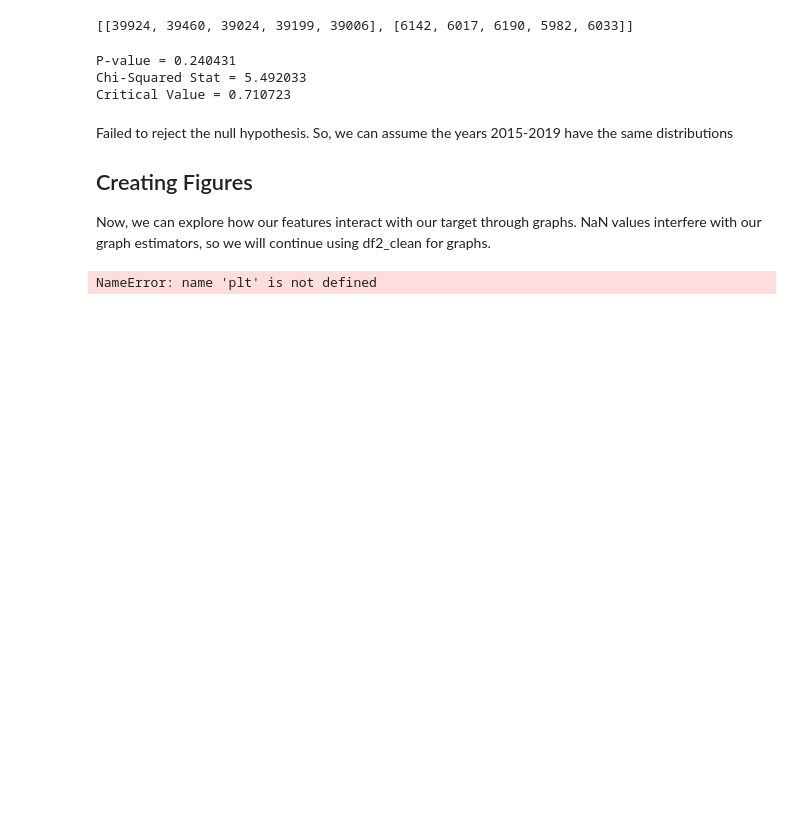
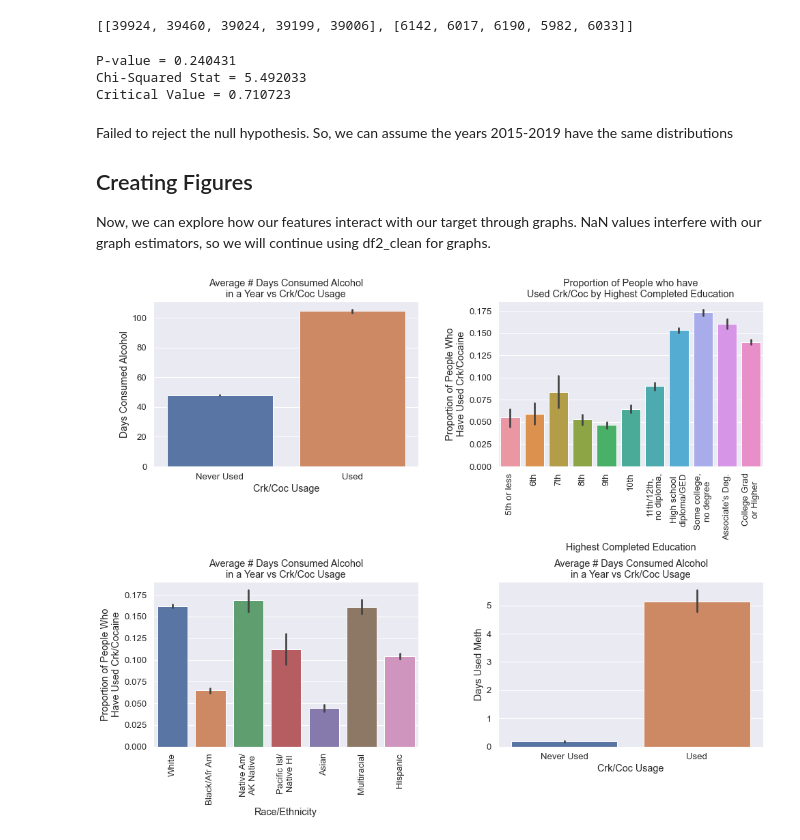
Before and after one commit to bgallamoza/Cocaine_Usage_Classification, a Jupyter notebook: EDA.ipynb, the cells around one changed output. Saved outputs shown, nothing was run; the diff lists cells and outputs as text; code cells hidden in the pictures; blank space fills up the shorter version.

Commit message:
updated graphs in EDA.ipynb, added pictures to README through readme_pictures/

```diff
--- a/EDA.ipynb
+++ b/EDA.ipynb
@@ -402,26 +403,41 @@ Failed to reject the null hypothesis. So, we can assume the years 2015-2019 have
 ## Creating Figures
 
 Now, we can explore how our features interact with our target through graphs. NaN values interfere with our graph estimators, so we will continue using df2_clean for graphs.
-# %%
-plt.rcParams['figure.figsize'] = [12, 8]
-plt.rcParams['figure.subplot.wspace'] = 0.3
-plt.rcParams['figure.subplot.hspace'] = 0.5
-fig = plt.figure()
-
-ax = fig.add_subplot(2, 2, 1)
-sns.barplot(data=df2_clean, x='coccrkever', y='iralcfy',  estimator=(lambda x: sum(x)/len(x)), ax=ax).set_title("Average # Days Consumed Alcohol\nin a Year vs Crk/Coc Usage")
-
-ax = fig.add_subplot(2, 2, 2)
-sns.barplot(data=df2_clean, x='ireduhighst2', y='coccrkever',  estimator=(lambda x: sum(x)/len(x)), ax=ax).set_title("Proportion of People who have\nUsed Crk/Coc by Highest Completed Education")
-
-ax = fig.add_subplot(2, 2, 3)
-sns.barplot(data=df2_clean, x='newrace2', y='coccrkever',  estimator=(lambda x: sum(x)/len(x)), ax=ax).set_title("Proportion of People who have\nUsed Crk/Coc by Race/Ethnicity")
-
-ax = fig.add_subplot(2, 2, 4)
-sns.barplot(data=df2_clean, x='coccrkever', y='irmethamyfq',  estimator=(lambda x: sum(x)/len(x)), ax=ax).set_title("Average # Days Used Methamphetamine\nin a Year vs Crk/Coc Usage")
-
-plt.show()
-# %% [output]
-NameError: name 'plt' is not defined
+# %%
+# Function for easily plotting sns barplots on a grid
+def plot_bar(data, grid, x, y, xlabel, ylabel, title, xticklabels, rotation=0):
+    ax = fig.add_subplot(grid[0], grid[1], grid[2])
+    sns.barplot(data=data, x=x, y=y,
+    estimator=(lambda x: sum(x)/len(x)), ax=ax).set_title(title)
+    ax.set(xlabel=xlabel, ylabel=ylabel)
+    ax.set_xticklabels(xticklabels, rotation=rotation)
+# %%
+# Set figure parameters
+plt.rcParams['figure.figsize'] = [16, 12]
+plt.rcParams['figure.subplot.wspace'] = 0.3
+plt.rcParams['figure.subplot.hspace'] = 0.7
+fig = plt.figure()
+
+# Call plot_bar to plot bar graphs for various variables
+plot_bar(df2_clean,[2, 2, 1], 'coccrkever', 'iralcfy', 'Crk/Coc Usage', 'Days Consumed Alcohol',
+"Average # Days Consumed Alcohol\nin a Year vs Crk/Coc Usage", ["Never Used", "Used"])
+
+plot_bar(df2_clean,[2, 2, 2], 'ireduhighst2', 'coccrkever', 'Highest Completed Education', 'Proportion of People Who\nHave Used Crk/Cocaine',
+"Proportion of People who have\nUsed Crk/Coc by Highest Completed Education",
+["5th or less", "6th", "7th", "8th", "9th", "10th", "11th/12th,\nno diploma,",
+"High school\ndiploma/GED", "Some college,\nno degree", "Associate's Deg.", "College Grad\nor Higher"], 90)
+
+plot_bar(df2_clean,[2, 2, 3], 'newrace2', 'coccrkever', 'Race/Ethnicity', 'Proportion of People Who\nHave Used Crk/Cocaine',
+"Average # Days Consumed Alcohol\nin a Year vs Crk/Coc Usage",
+["White", "Black/Afr Am", "Native Am/\nAK Native", "Pacific Isl/\nNative HI", "Asian", "Multiracial", "Hispanic"], 90)
+
+plot_bar(df2_clean,[2, 2, 4], 'coccrkever', 'irmethamyfq', 'Crk/Coc Usage', 'Days Used Meth',
+"Average # Days Consumed Alcohol\nin a Year vs Crk/Coc Usage", ["Never Used", "Used"])
+
+# Save plots to png
+fig.savefig("./readme_pictures/EDA_plots.png")
+plt.show()
+# %% [output]
+[figure, added]
 # %%
 # Pickle our data
```
Also changed, not shown: parts of 3 cells of this notebook, 2 other files.
